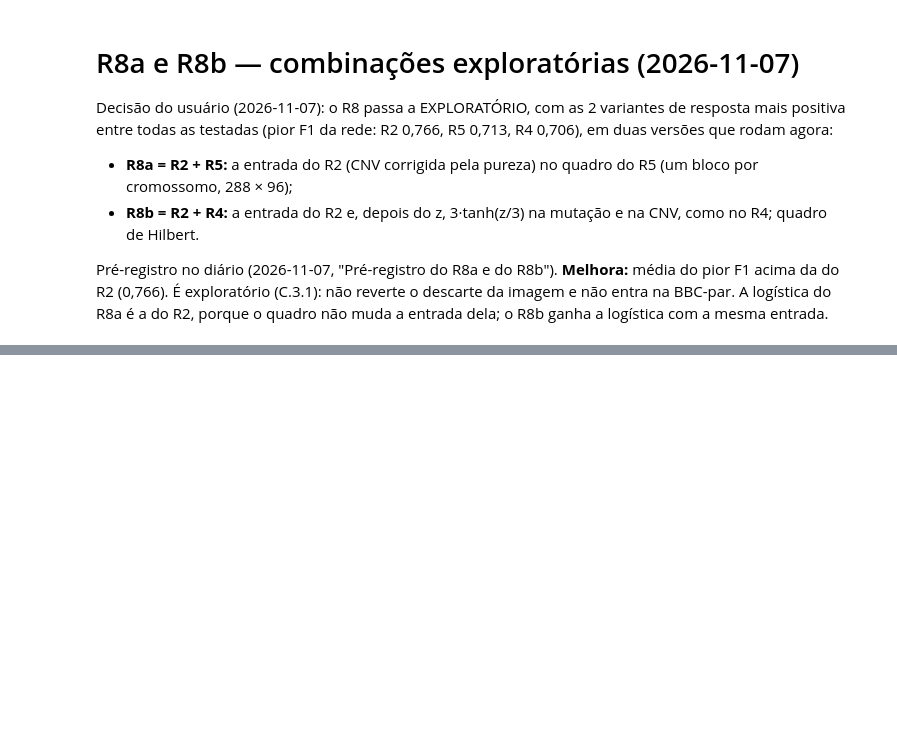
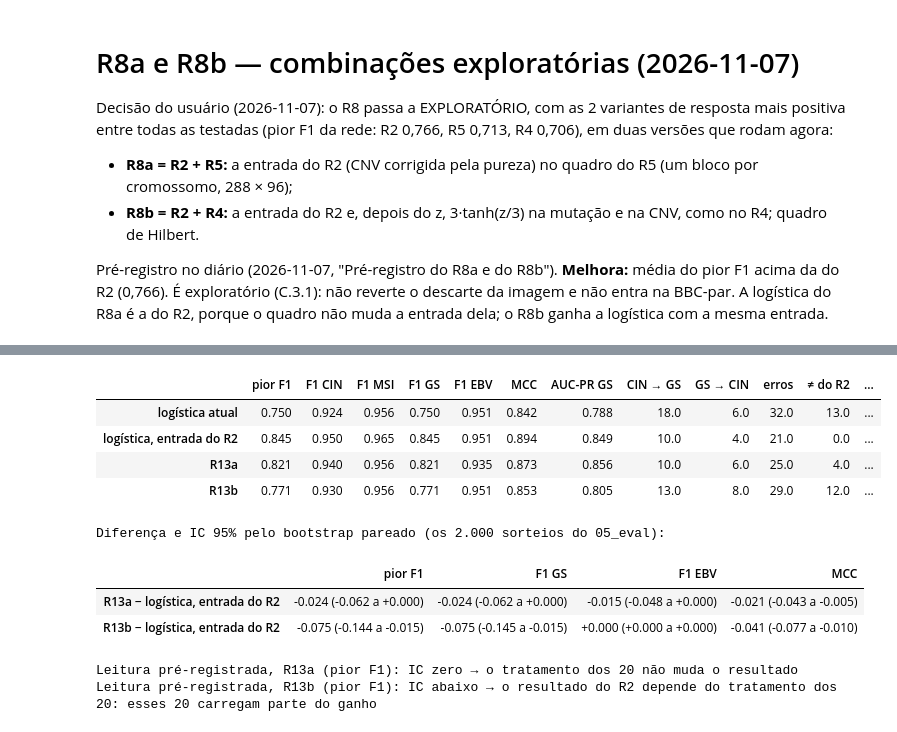
Before and after one commit to leocendino/imagens_de_cg_para_classificacao, a Jupyter notebook: notebooks/04_models.ipynb, the cells around one changed output, grey strips where cells are left out. Drawn from its saved outputs; the diff is of its cells as text; code cells hidden in the pictures; blank space fills up the shorter version.

```diff
--- a/notebooks/04_models.ipynb
+++ b/notebooks/04_models.ipynb
@@ -533,10 +533,10 @@ Small CNN atual.
 As duas conferências no fim da célula: o group DRO num lote de 4 pacientes feito à mão, e 1 época de cada variante em 40
 pacientes, para que um erro de código apareça em segundos, e não depois de horas de treino.
 # %%
-def rede(entrada, largo=False, profundo=True, l2=0.0, achatar=False):
+def rede(entrada, largo=False, profundo=True, l2=0.0, achatar=False, mlp=False):
     # wide & deep: logits da Small CNN + logits de uma densa sobre todos os pixels (o ramo largo é uma logística)
     x = keras.Input(entrada)
-    ramos = [small_cnn(entrada, achatar=achatar)(x)] if profundo else []
+    ramos = [(mlp_c1(entrada) if mlp else small_cnn(entrada, achatar=achatar))(x)] if profundo else []  # mlp_c1: R21, na seção do R21
     if largo:
         ramos.append(layers.Dense(len(CLASSES), kernel_regularizer=keras.regularizers.L2(l2))(layers.Flatten()(x)))
     return keras.Model(x, ramos[0] if len(ramos) == 1 else layers.Add()(ramos))
@@ -566,13 +566,13 @@ class GroupDRO(keras.losses.Loss):
         return ce * tf.reduce_sum(g * q / n, 1)             # somado no lote = Σ_g q_g · perda_g
 
 
-def treinar_variante(x_tr, y_tr, x_te, seed, largo=False, profundo=True, adamw=False, perda="ce", epocas=60, achatar=False):
+def treinar_variante(x_tr, y_tr, x_te, seed, largo=False, profundo=True, adamw=False, perda="ce", epocas=60, achatar=False, mlp=False):
     # = treinar_cnn(), com as mudanças pré-registradas; com tudo desligado, é a Small CNN atual
     keras.backend.clear_session()
     gc.collect()
     tr, va = next(StratifiedShuffleSplit(n_splits=1, test_size=0.15, random_state=seed).split(x_tr, y_tr))
     keras.utils.set_random_seed(seed)
-    modelo = rede(x_tr.shape[1:], largo, profundo, l2=1 / (2 * len(tr)), achatar=achatar)  # L2 do ramo largo = C 1 da logística
+    modelo = rede(x_tr.shape[1:], largo, profundo, l2=1 / (2 * len(tr)), achatar=achatar, mlp=mlp)  # L2 do ramo largo = C 1 da logística
     otimizador = keras.optimizers.AdamW(1e-3, weight_decay=1.0) if adamw else keras.optimizers.Adam(1e-3)
     if adamw:
         otimizador.exclude_from_weight_decay(var_names=["bias", "gamma", "beta"])  # só os kernels decaem
@@ -2260,0 +2418,36 @@ Diferença pareada por semente (média das 5) e IC 95% pelo bootstrap pareado (o
+# %%
+lg = {"logística atual": P_LOG, "logística, entrada do R2": P_LOG_R2, **P_LOG_R13}
+linhas, a2 = {}, P_LOG_R2.argmax(axis=1)
+for nome, p in lg.items():
+    mt = {k: float(x) for k, x in painel(confusoes(y, p.argmax(axis=1))[0]).items()}
+    linhas[nome] = {"pior F1": mt["pior F1"], **{f"F1 {c}": mt[f"F1 {c}"] for c in CLASSES}, "MCC": mt["MCC"],
+                    "AUC-PR GS": average_precision_score(y == GS, p[:, GS]), "CIN → GS": cin_gs(p), "GS → CIN": gs_cin(p),
+                    "erros": int((p.argmax(axis=1) != y).sum()), "≠ do R2": int((p.argmax(axis=1) != a2).sum()),
+                    "erros nos 20": int((p.argmax(axis=1) != y)[baixa].sum())}
+tab_13 = pd.DataFrame(linhas).T
+tab_13.to_csv(RESULTS / "04_models_r13.csv")
+display(tab_13.round(3))
+
+comp13 = {f"{n} − logística, entrada do R2": [(P_LOG_R13[n].argmax(axis=1), a2)] for n in P_LOG_R13}
+dif_13 = pd.DataFrame({n: {m: dif_media(p, m) for m in MET} for n, p in comp13.items()}).T
+print("Diferença e IC 95% pelo bootstrap pareado (os 2.000 sorteios do 05_eval):")
+display(dif_13)
+
+LEITURA_R13 = {"zero": {"R13a": "o tratamento dos 20 não muda o resultado", "R13b": "o tratamento dos 20 não muda o resultado"},
+               "abaixo": {"R13a": "o resultado do R2 depende do tratamento dos 20",
+                          "R13b": "o resultado do R2 depende do tratamento dos 20: esses 20 carregam parte do ganho"},
+               "acima": {"R13a": "a truncagem em 0,2 atrapalhava", "R13b": "a correção dos 20, como feita no R2, atrapalhava"}}
+for n, c in zip(P_LOG_R13, comp13):
+    print(f"Leitura pré-registrada, {n} (pior F1): IC {lado(dif_13.loc[c, 'pior F1'])} → {LEITURA_R13[lado(dif_13.loc[c, 'pior F1'])][n]}")
+# %% [output]
+|  | pior F1 | F1 CIN | F1 MSI | F1 GS | F1 EBV | MCC | AUC-PR GS | CIN → GS | GS → CIN | erros | ≠ do R2 | ... |
+| logística atual | 0.750 | 0.924 | 0.956 | 0.750 | 0.951 | 0.842 | 0.788 | 18.0 | 6.0 | 32.0 | 13.0 | ... |
+| logística, entrada do R2 | 0.845 | 0.950 | 0.965 | 0.845 | 0.951 | 0.894 | 0.849 | 10.0 | 4.0 | 21.0 | 0.0 | ... |
+| R13a | 0.821 | 0.940 | 0.956 | 0.821 | 0.935 | 0.873 | 0.856 | 10.0 | 6.0 | 25.0 | 4.0 | ... |
+| R13b | 0.771 | 0.930 | 0.956 | 0.771 | 0.951 | 0.853 | 0.805 | 13.0 | 8.0 | 29.0 | 12.0 | ... |
+Diferença e IC 95% pelo bootstrap pareado (os 2.000 sorteios do 05_eval):
+|  | pior F1 | F1 GS | F1 EBV | MCC |
+| R13a − logística, entrada do R2 | -0.024 (-0.062 a +0.000) | -0.024 (-0.062 a +0.000) | -0.015 (-0.048 a +0.000) | -0.021 (-0.043 a -0.005) |
+| R13b − logística, entrada do R2 | -0.075 (-0.144 a -0.015) | -0.075 (-0.145 a -0.015) | +0.000 (+0.000 a +0.000) | -0.041 (-0.077 a -0.010) |
+Leitura pré-registrada, R13a (pior F1): IC zero → o tratamento dos 20 não muda o resultado
+Leitura pré-registrada, R13b (pior F1): IC abaixo → o resultado do R2 depende do tratamento dos 20: esses 20 carregam parte do ganho
```
Also changed, not shown: parts of 30 cells of this notebook.
